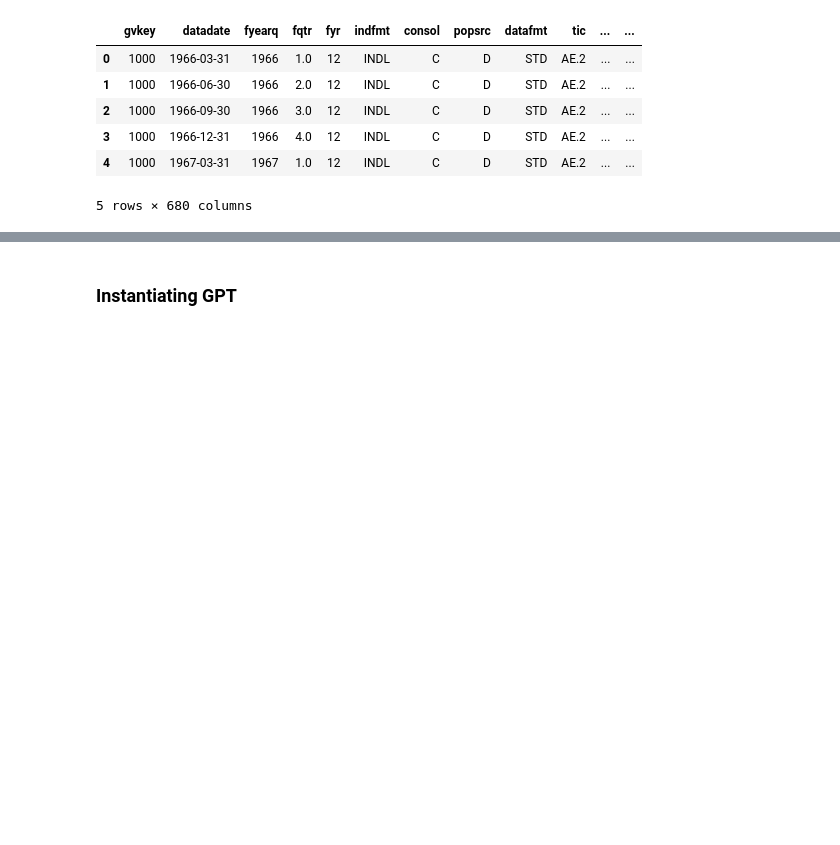
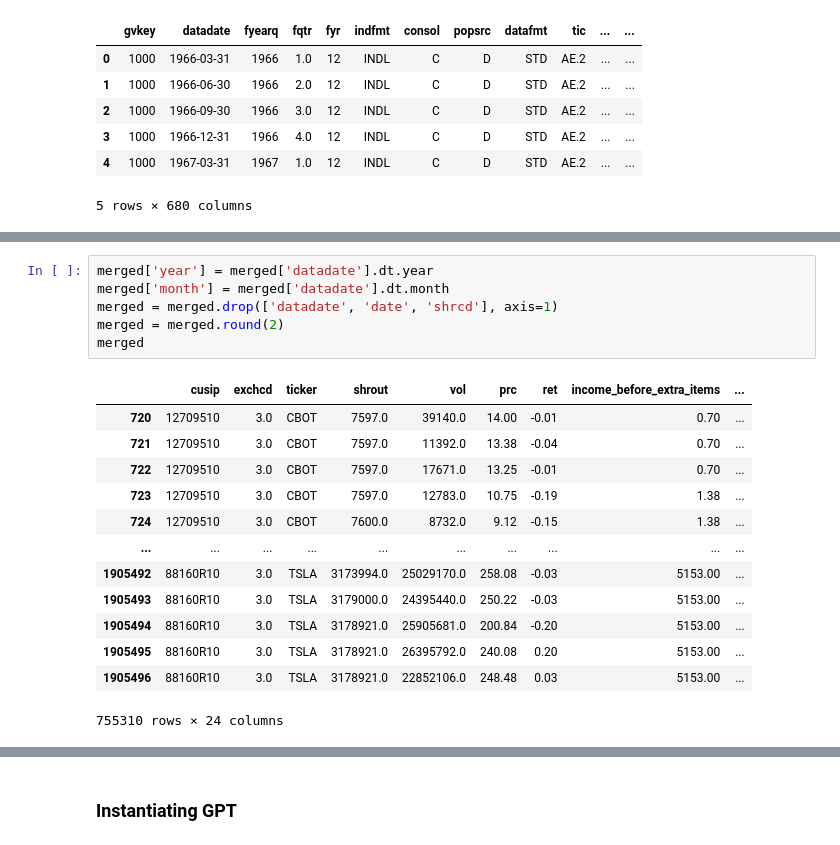
Before and after one commit to sethjpete/ceo_deaths, a Jupyter notebook: initial.ipynb, the cells around one changed output, grey strips where cells are left out. Drawn from its saved outputs; the diff is of its cells as text; blank space fills up the shorter version.

```diff
--- a/initial.ipynb
+++ b/initial.ipynb
@@ -80,0 +223,20 @@ ceo_deaths.head()
+# %%
+merged['year'] = merged['datadate'].dt.year
+merged['month'] = merged['datadate'].dt.month
+merged = merged.drop(['datadate', 'date', 'shrcd'], axis=1)
+merged = merged.round(2)
+merged
+# %% [output]
+|  | cusip | exchcd | ticker | shrout | vol | prc | ret | income_before_extra_items | ... |
+| 720 | 12709510 | 3.0 | CBOT | 7597.0 | 39140.0 | 14.00 | -0.01 | 0.70 | ... |
+| 721 | 12709510 | 3.0 | CBOT | 7597.0 | 11392.0 | 13.38 | -0.04 | 0.70 | ... |
+| 722 | 12709510 | 3.0 | CBOT | 7597.0 | 17671.0 | 13.25 | -0.01 | 0.70 | ... |
+| 723 | 12709510 | 3.0 | CBOT | 7597.0 | 12783.0 | 10.75 | -0.19 | 1.38 | ... |
+| 724 | 12709510 | 3.0 | CBOT | 7600.0 | 8732.0 | 9.12 | -0.15 | 1.38 | ... |
+| ... | ... | ... | ... | ... | ... | ... | ... | ... | ... |
+| 1905492 | 88160R10 | 3.0 | TSLA | 3173994.0 | 25029170.0 | 258.08 | -0.03 | 5153.00 | ... |
+| 1905493 | 88160R10 | 3.0 | TSLA | 3179000.0 | 24395440.0 | 250.22 | -0.03 | 5153.00 | ... |
+| 1905494 | 88160R10 | 3.0 | TSLA | 3178921.0 | 25905681.0 | 200.84 | -0.20 | 5153.00 | ... |
+| 1905495 | 88160R10 | 3.0 | TSLA | 3178921.0 | 26395792.0 | 240.08 | 0.20 | 5153.00 | ... |
+| 1905496 | 88160R10 | 3.0 | TSLA | 3178921.0 | 22852106.0 | 248.48 | 0.03 | 5153.00 | ... |
+755310 rows × 24 columns
```
Also changed, not shown: parts of 18 cells of this notebook, 2 other files.
